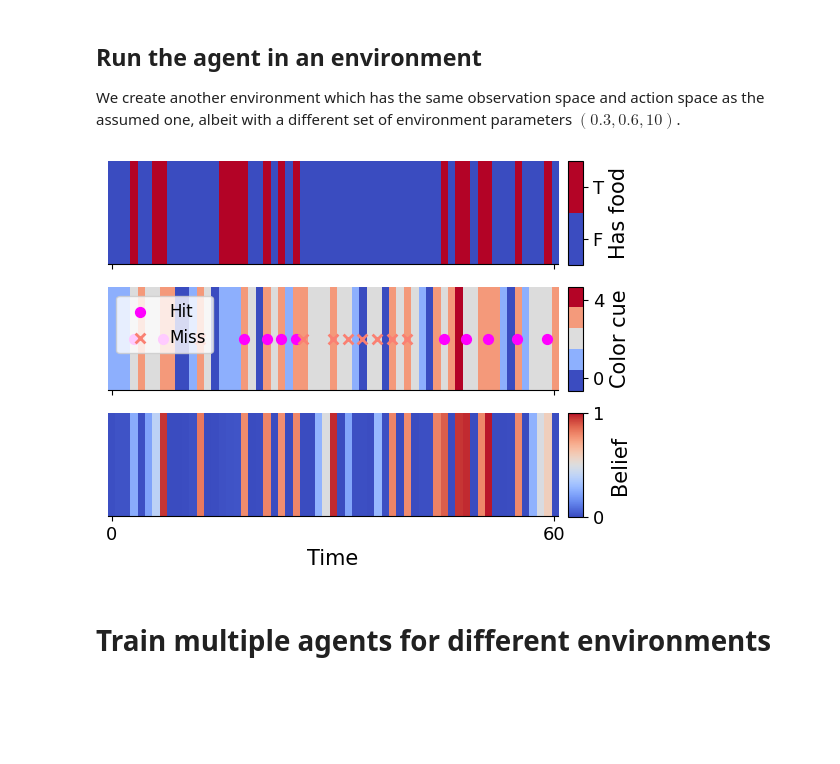
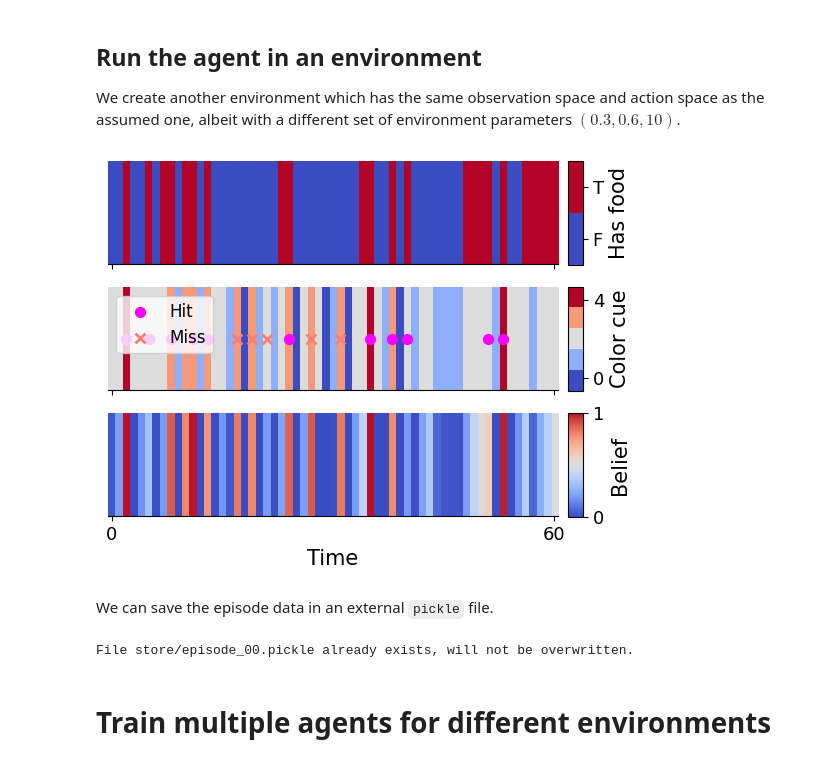
Before and after one commit to XaqLab/box-foraging, a Jupyter notebook: single-box.ipynb, the cells around one changed output. Saved outputs shown, nothing was run; the diff lists cells and outputs as text; code cells hidden in the pictures; blank space fills up the shorter version.

```diff
--- a/single-box.ipynb
+++ b/single-box.ipynb
@@ -42,13 +42,32 @@ We create another environment which has the same observation space and action sp
 # %%
 from boxforage.single_box import SingleBoxForaging
 
 env = SingleBoxForaging(spec=manager.agent_manager.defaults.env.spec)
-env.set_param([0.3, 0.6, 10])
+env.set_param([0.3, 0.6, 10.])
 
 episode = agent.run_one_episode(env=env, num_steps=60)
 fig = plot_single_box_episode(episode)
 # %% [output]
-[figure, old version]
+[figure, new version]
+# %% [markdown]
+We can save the episode data in an external `pickle` file.
+# %%
+import os, pickle
+
+episode_path = 'store/episode_00.pickle'
+
+if os.path.exists(episode_path):
+    print(f"File {episode_path} already exists, will not be overwritten.")
+else:
+    with open(episode_path, 'wb') as f:
+        pickle.dump({
+            'external_env_param': env.get_param(),
+            'internal_env_param': agent.model.env.get_param(),
+            **episode,
+        }, f)
+    print(f"Episode data saved at '{episode_path}'.")
+# %% [output]
+File store/episode_00.pickle already exists, will not be overwritten.
 # %% [markdown]
 # Train multiple agents for different environments
 # %% [markdown]
```
Also changed, not shown: parts of 8 cells of this notebook.
